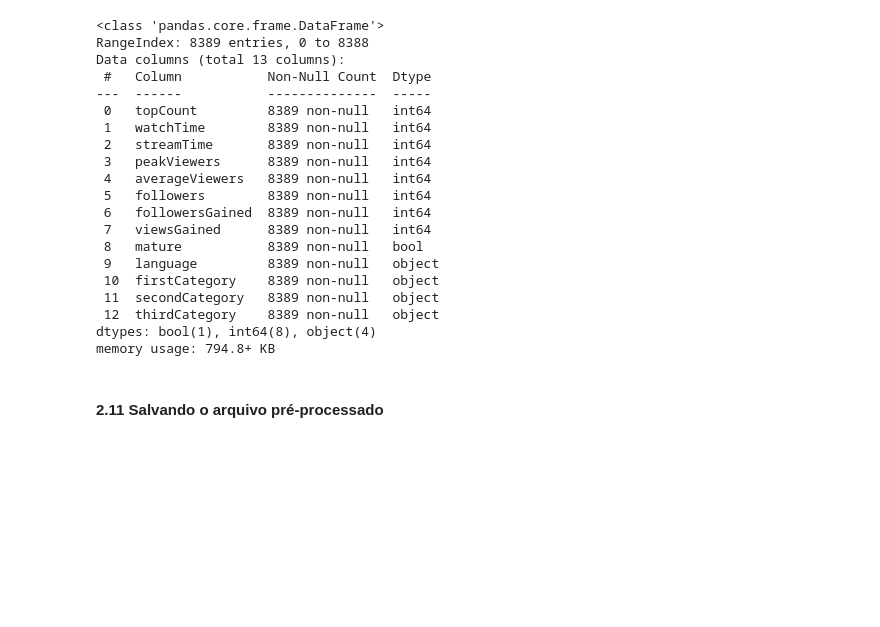
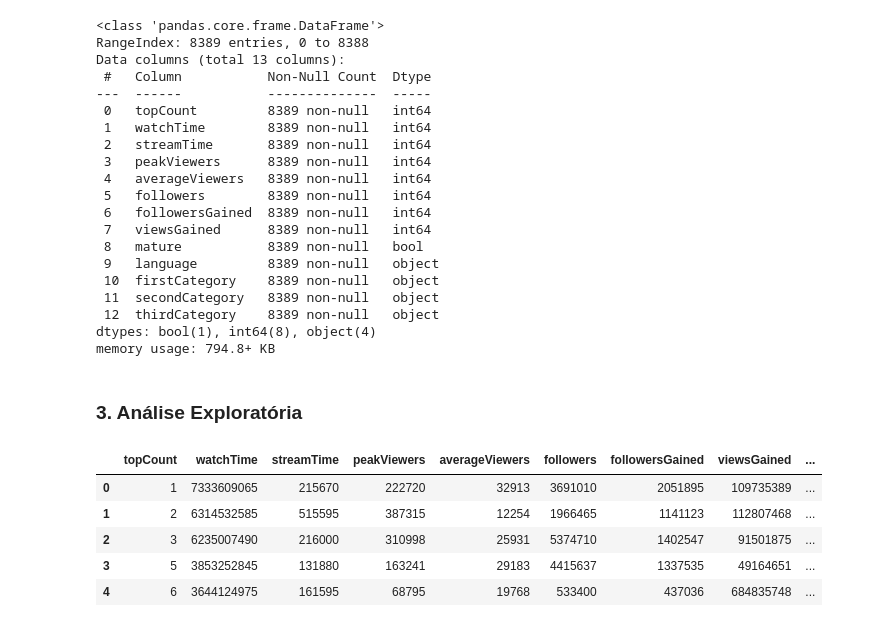
Before and after one commit to bruno-albino/exploratory-analysis-ifsp, a Jupyter notebook: Analise_exploratoria.ipynb, the cells around one changed output. Cells and saved outputs as stored; diff of their text form; code cells hidden in the pictures; blank space fills up the shorter version.

```diff
--- a/Analise_exploratoria.ipynb
+++ b/Analise_exploratoria.ipynb
@@ -340,5 +355,3 @@ Data columns (total 13 columns):
  12  thirdCategory    8389 non-null   object
 dtypes: bool(1), int64(8), object(4)
 memory usage: 794.8+ KB
-# %% [markdown]
-#### **2.11 Salvando o arquivo pré-processado**
@@ -346,0 +358,11 @@ df.to_csv('/content/drive/MyDrive/TwitchDataSetProcessado.csv', index=False)
+# %% [markdown]
+### **3. Análise Exploratória**
+# %%
+df.head()
+# %% [output]
+|  | topCount | watchTime | streamTime | peakViewers | averageViewers | followers | followersGained | viewsGained | ... |
+| 0 | 1 | 7333609065 | 215670 | 222720 | 32913 | 3691010 | 2051895 | 109735389 | ... |
+| 1 | 2 | 6314532585 | 515595 | 387315 | 12254 | 1966465 | 1141123 | 112807468 | ... |
+| 2 | 3 | 6235007490 | 216000 | 310998 | 25931 | 5374710 | 1402547 | 91501875 | ... |
+| 3 | 5 | 3853252845 | 131880 | 163241 | 29183 | 4415637 | 1337535 | 49164651 | ... |
+| 4 | 6 | 3644124975 | 161595 | 68795 | 19768 | 533400 | 437036 | 684835748 | ... |
```
Also changed, not shown: parts of 7 cells of this notebook.
